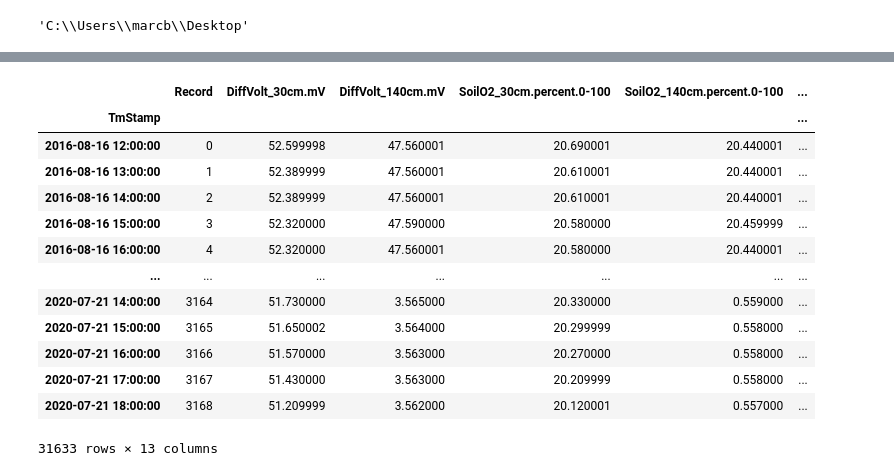
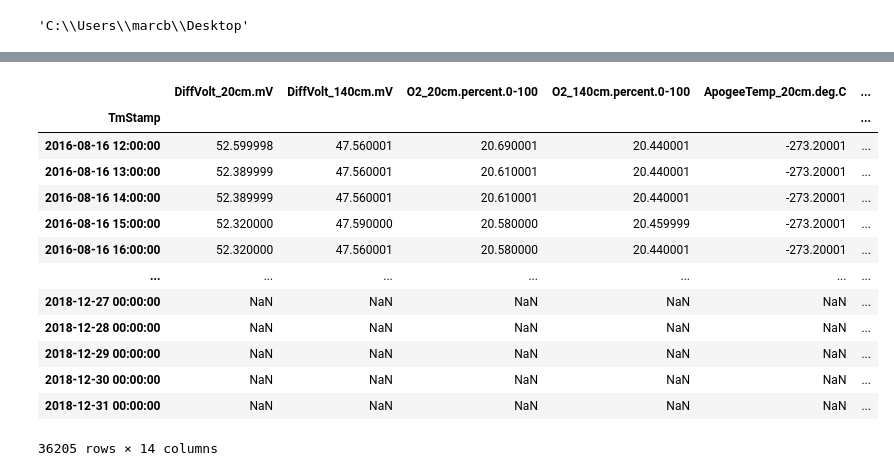
Before and after one commit to mberghouse/CO2-Data, a Jupyter notebook: Python processing/Shale Hills CZO/NPMS_processing.ipynb, the cells around one changed output, grey strips where cells are left out. Cells and saved outputs as stored; diff of their text form; code cells hidden in the pictures.

```diff
--- a/Python processing/Shale Hills CZO/NPMS_processing.ipynb
+++ b/Python processing/Shale Hills CZO/NPMS_processing.ipynb
@@ -25,31 +24,20 @@ import numpy as np
 import pandas as pd
 import datetime as dt
 
-# Import color palettes
-from palettable.colorbrewer.sequential import Blues_6 as AP_colors # O2
-from palettable.colorbrewer.sequential import YlGn_6 as GP_colors # CO2
-#from palettable.colorbrewer.sequential import YlOrBr_6 as SM_colors # Soil Moisture
-
-# Define colors, depths and installtion material
-#Apogee SO-110
-AP_colors = AP_colors.hex_colors[1:]
-AP_depths = {1: 30, 2: 140}
-
-#eosGP
-GP_colors = GP_colors.hex_colors[1:]
-GP_depths = {1: 30, 2: 140} # Note: eosGP1 may not be at 40cm
 
 
 # Define filenames
 infile1 = "CO2 Data/raw_data/Shale Hills/NPMS/NPMS_CO2_O2.csv"
-#infile2 = "CO2 Data/raw_data/Shale Hills/LRMS/LRMS_precipitation.csv"
+infile2 = "CO2 Data/raw_data/Shale Hills/NPMS/ShaleHills_precipitation.csv"
 
 
 # Read the .dat files as Pandas dataframes and load in the date/times
-df = pd.read_csv(infile1,  na_values='NAN', parse_dates=[0], index_col=0)
-#df2 = pd.read_csv(infile2, na_values='NAN', parse_dates=[0], index_col=0)
-#The precipitation data is out of the date range for the CO2 data
+df1 = pd.read_csv(infile1,  na_values='NAN', parse_dates=[0], index_col=0)
+df2 = pd.read_csv(infile2, na_values='NAN', parse_dates=[0], index_col=0)
 # %%
 #merge dataframes and drop record columns
-#df=pd.concat([df1,df2], sort=False)
-#df.drop(columns="RECORD")
+df=pd.concat([df1,df2], sort=False)
+df=df.drop(columns="RecNum")
+df=df.drop(columns='Correlation')
+df=df.drop(columns='Comment')
+df
@@ -56,23 +59,25 @@ df = pd.read_csv(infile1,  na_values='NAN', parse_dates=[0], index_col=0)
 # %%
 #Rename all columns with format "var_depth.unit" (SoilTemp_102cm.deg.C)
 
-df.columns=["Record", "DiffVolt_30cm.mV", "DiffVolt_140cm.mV", "SoilO2_30cm.percent.0-100", "SoilO2_140cm.percent.0-100",  "ApogeeTemp_30cm.deg.C" , "ApogeeTemp_140cm.deg.C", "CO2lo_30cm.ppm","CO2hi_30cm.ppm", "GPTemp_30cm.deg.C", "CO2lo_140cm.ppm", "CO2hi_140cm.ppm", "GPTemp_140cm.deg.C"]
+df.columns=["DiffVolt_20cm.mV", "DiffVolt_140cm.mV", "O2_20cm.percent.0-100", "O2_140cm.percent.0-100",  "ApogeeTemp_20cm.deg.C" , "ApogeeTemp_140cm.deg.C", "CO2lo_20cm.ppm","CO2hi_20cm.ppm", "GPTemp_20cm.deg.C", "CO2lo_140cm.ppm", "CO2hi_140cm.ppm", "GPTemp_140cm.deg.C","Precipitation.mm", "Device"]
+df.loc['2018-6-20':]=np.nan
+
 df
 # %% [output]
-|  | Record | DiffVolt_30cm.mV | DiffVolt_140cm.mV | SoilO2_30cm.percent.0-100 | SoilO2_140cm.percent.0-100 | ... |
+|  | DiffVolt_20cm.mV | DiffVolt_140cm.mV | O2_20cm.percent.0-100 | O2_140cm.percent.0-100 | ApogeeTemp_20cm.deg.C | ... |
 | TmStamp |  |  |  |  |  | ... |
-| 2016-08-16 12:00:00 | 0 | 52.599998 | 47.560001 | 20.690001 | 20.440001 | ... |
-| 2016-08-16 13:00:00 | 1 | 52.389999 | 47.560001 | 20.610001 | 20.440001 | ... |
-| 2016-08-16 14:00:00 | 2 | 52.389999 | 47.560001 | 20.610001 | 20.440001 | ... |
-| 2016-08-16 15:00:00 | 3 | 52.320000 | 47.590000 | 20.580000 | 20.459999 | ... |
-| 2016-08-16 16:00:00 | 4 | 52.320000 | 47.560001 | 20.580000 | 20.440001 | ... |
+| 2016-08-16 12:00:00 | 52.599998 | 47.560001 | 20.690001 | 20.440001 | -273.20001 | ... |
+| 2016-08-16 13:00:00 | 52.389999 | 47.560001 | 20.610001 | 20.440001 | -273.20001 | ... |
+| 2016-08-16 14:00:00 | 52.389999 | 47.560001 | 20.610001 | 20.440001 | -273.20001 | ... |
+| 2016-08-16 15:00:00 | 52.320000 | 47.590000 | 20.580000 | 20.459999 | -273.20001 | ... |
+| 2016-08-16 16:00:00 | 52.320000 | 47.560001 | 20.580000 | 20.440001 | -273.20001 | ... |
 | ... | ... | ... | ... | ... | ... | ... |
-| 2020-07-21 14:00:00 | 3164 | 51.730000 | 3.565000 | 20.330000 | 0.559000 | ... |
-| 2020-07-21 15:00:00 | 3165 | 51.650002 | 3.564000 | 20.299999 | 0.558000 | ... |
-| 2020-07-21 16:00:00 | 3166 | 51.570000 | 3.563000 | 20.270000 | 0.558000 | ... |
-| 2020-07-21 17:00:00 | 3167 | 51.430000 | 3.563000 | 20.209999 | 0.558000 | ... |
-| 2020-07-21 18:00:00 | 3168 | 51.209999 | 3.562000 | 20.120001 | 0.557000 | ... |
+| 2018-12-27 00:00:00 | NaN | NaN | NaN | NaN | NaN | ... |
+| 2018-12-28 00:00:00 | NaN | NaN | NaN | NaN | NaN | ... |
+| 2018-12-29 00:00:00 | NaN | NaN | NaN | NaN | NaN | ... |
+| 2018-12-30 00:00:00 | NaN | NaN | NaN | NaN | NaN | ... |
+| 2018-12-31 00:00:00 | NaN | NaN | NaN | NaN | NaN | ... |
-31633 rows × 13 columns
+36205 rows × 14 columns
 # %%
 #masking values that seem erroneous
 
```
Also changed, not shown: parts of 7 cells of this notebook, 11 other files.
